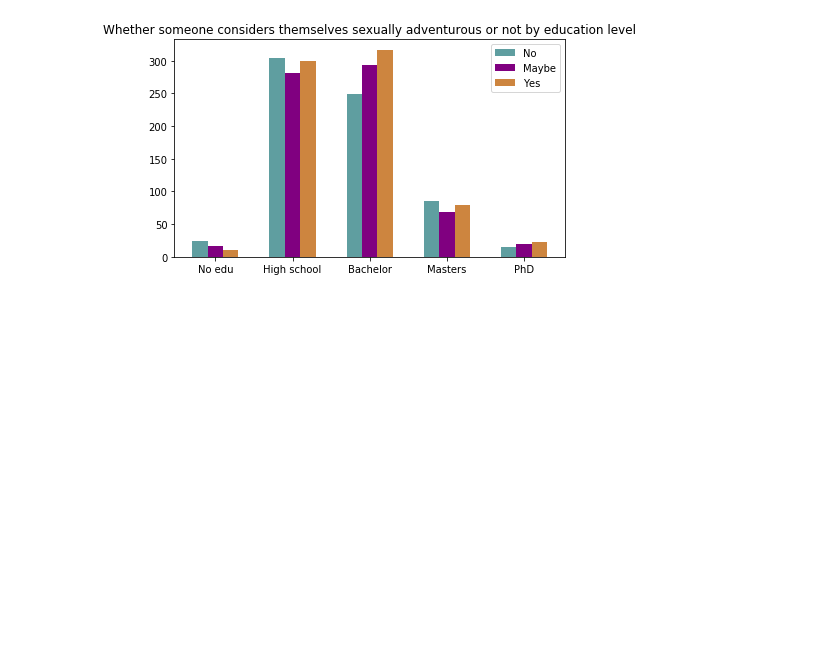
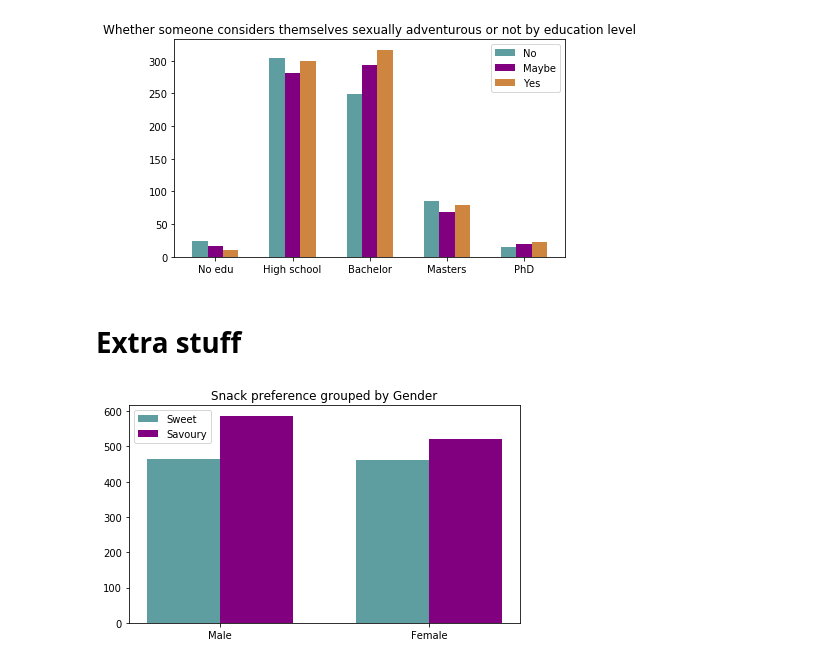
Before and after one commit to TheDutchDevil/Snacks, a Jupyter notebook: Snacks.ipynb, the cells around one changed output. Cells and saved outputs as stored; diff of their text form; code cells hidden in the pictures; blank space fills up the shorter version.

Commit message:
Added an extra plot, removed donate button.

```diff
--- a/Snacks.ipynb
+++ b/Snacks.ipynb
@@ -635,3 +635,36 @@ plt.show()
 fig.savefig("docs/plots/gbar-edu-adv.svg", bbox_inches = 'tight', dpi=600)
 # %% [output]
 [figure]
+# %% [markdown]
+# Extra stuff
+# %%
+male_sweet = data[(data["SnackPreference"] == 0) & (data["Sex"] == 'Male')]
+male_savoury = data[(data["SnackPreference"] == 1) & (data["Sex"] == 'Male')]
+female_sweet = data[(data["SnackPreference"] == 0) & (data["Sex"] == 'Female')]
+female_savoury = data[(data["SnackPreference"] == 1) & (data["Sex"] == 'Female')]
+
+import numpy as np
+import matplotlib.pyplot as plt
+
+
+N = 2
+
+fig, ax = plt.subplots(figsize=(7,4))
+
+ind = np.arange(2)    # the x locations for the groups
+width = 0.35         # the width of the bars
+p1 = ax.bar(ind, [len(male_sweet), len(female_sweet)], width, color='cadetblue', bottom=0)
+
+
+p2 = ax.bar(ind + width, [len(male_savoury), len(female_savoury)], width,
+            color='purple', bottom=0)
+
+ax.set_title('Snack preference grouped by Gender')
+ax.set_xticks(ind + width / 2)
+ax.set_xticklabels(['Male', 'Female'])
+
+plt.legend((p1[0], p2[0]), ('Sweet', 'Savoury'), loc="upper left")
+
+plt.show()
+# %% [output]
+[figure, added]
```
Also changed, not shown: parts of 1 cell of this notebook, 1 other file.
